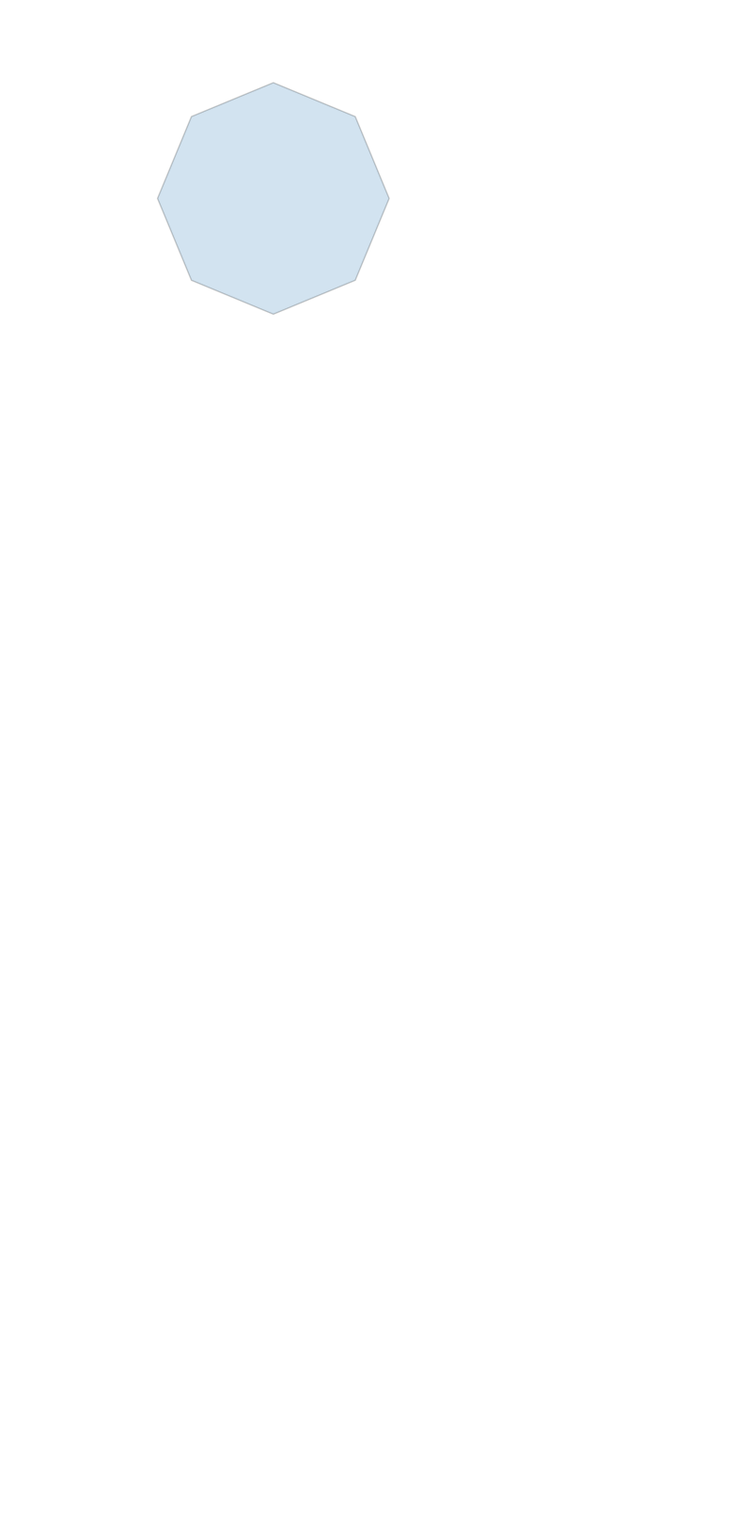
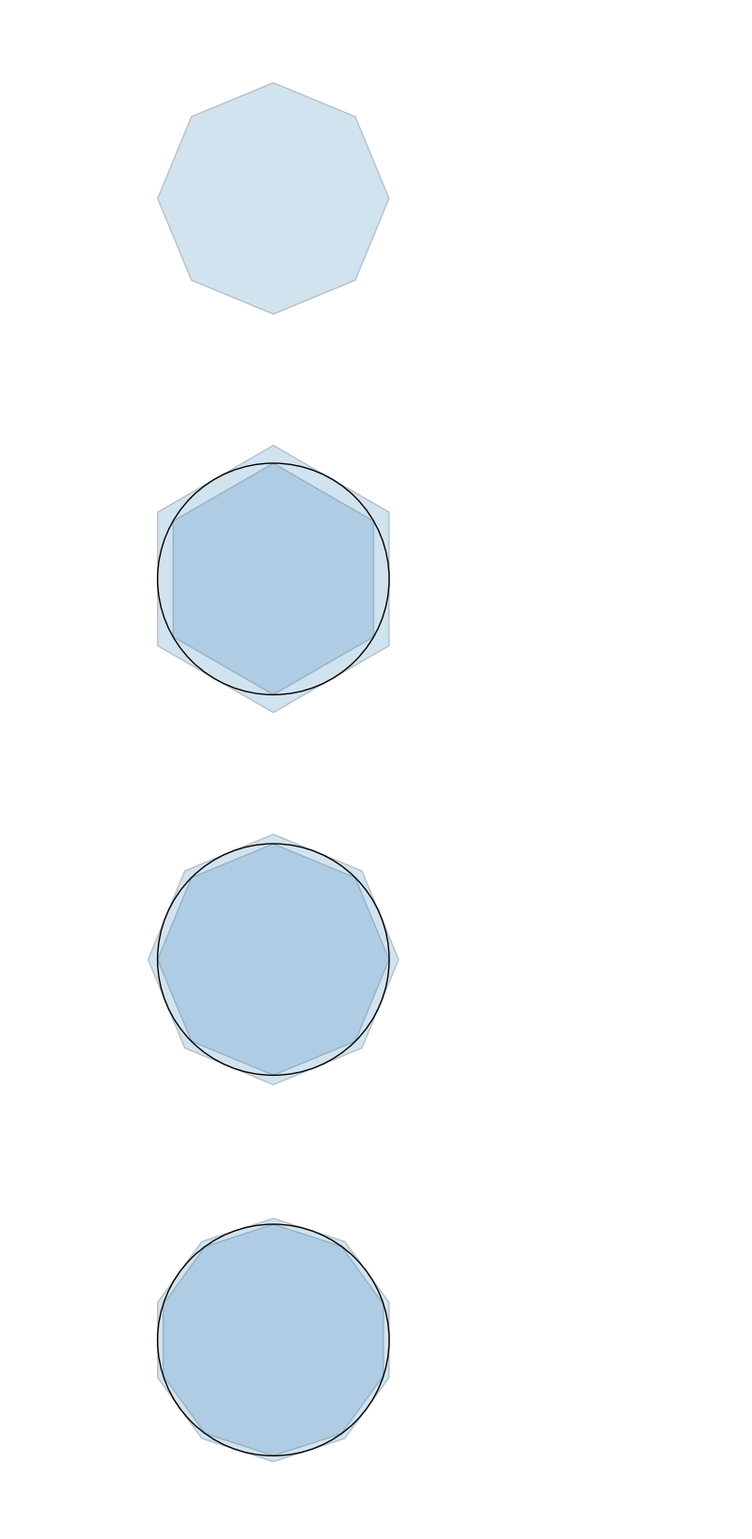
Before and after one commit to Arch-jyh/iris_books, a Jupyter notebook: book3/03.ipynb, the cells around one changed output. Shown at 94% size. Cells and saved outputs as stored; diff of their text form; code cells hidden in the pictures; blank space fills up the shorter version.

```diff
--- a/book3/03.ipynb
+++ b/book3/03.ipynb
@@ -30,0 +35,24 @@ for num_vertices in [3,4,5,6,7,8]:
+# %%
+for num_vertices in [6,8,10,12,14,16]:
+    fig,ax = plt.subplots()
+    ax.set_aspect('equal')
+
+    hexagon_inner = RegularPolygon((0,0),numVertices = num_vertices,
+                                  radius = 1,alpha = 0.2,edgecolor = 'k')
+    ax.add_patch(hexagon_inner)
+
+    hexagon_outer = RegularPolygon((0,0),numVertices = num_vertices,
+                                  radius = 1/np.cos(np.pi/num_vertices),
+                                  alpha = 0.2,edgecolor = 'k')
+    ax.add_patch(hexagon_outer)
+
+    circle = Circle((0,0),radius = 1,facecolor = 'none',edgecolor = 'k')
+    ax.add_patch(circle)
+
+    plt.axis('off')
+    plt.xlim(-1.5,1.5)
+    plt.ylim(-1.5,1.5)
+# %% [output]
+[figure, added]
+[figure, added]
+[figure, added]
```
Also changed, not shown: parts of 12 cells of this notebook, 3 other files.
